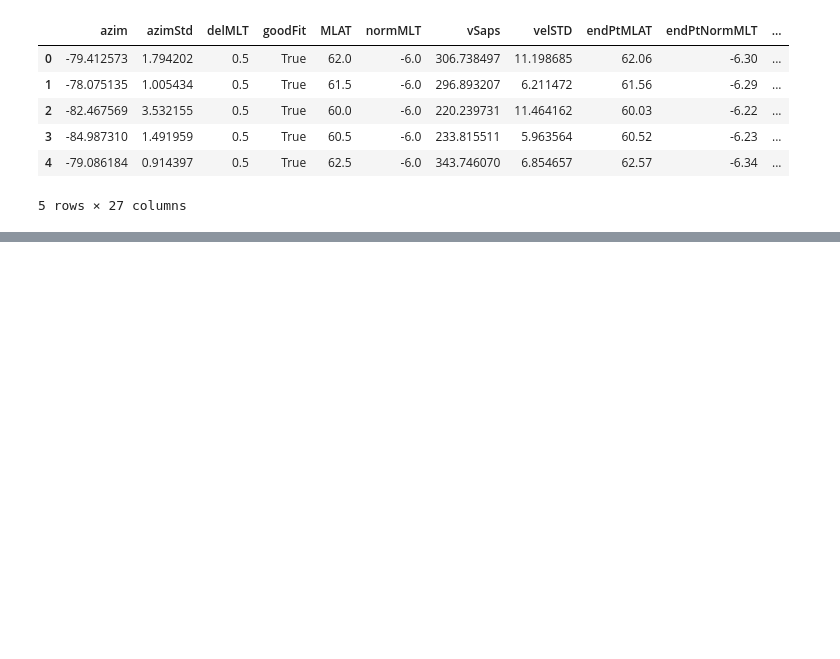
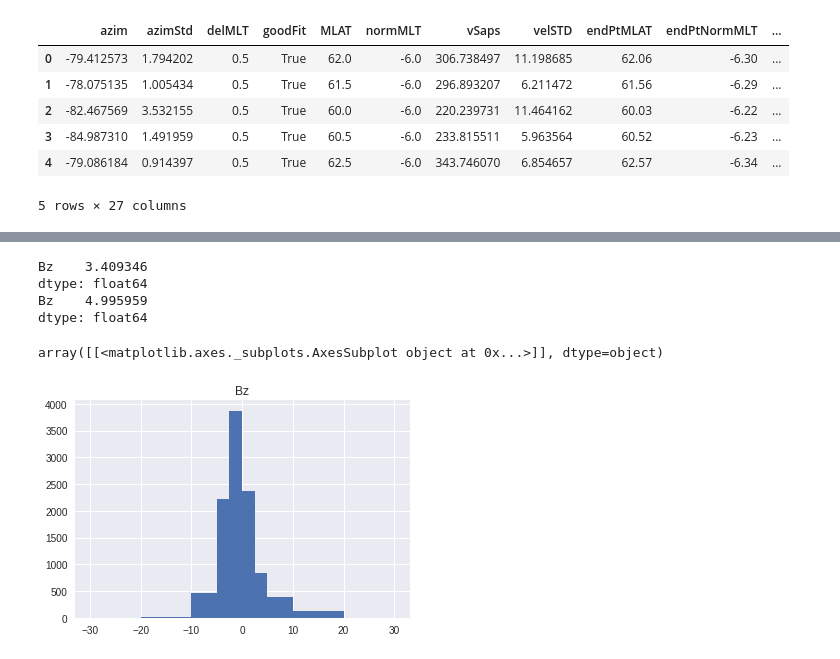
Before and after one commit to bharatreddy/indsvels, a Jupyter notebook: ipy/stats-lowvel.ipynb, the cells around one changed output, grey strips where cells are left out. Drawn from its saved outputs; the diff is of its cells as text; code cells hidden in the pictures; blank space fills up the shorter version.

```diff
--- a/ipy/stats-lowvel.ipynb
+++ b/ipy/stats-lowvel.ipynb
@@ -116,0 +117,22 @@ velsDataDF.head()
+# %%
+velsDataDF = velsDataDF.dropna()
+lowVelSAPS = velsDataDF[ (velsDataDF["vSaps"] <= 300.) &\
+                       (velsDataDF["normMLT"] >= -2.) &\
+                       (velsDataDF["AE"] <= 500.) ].reset_index(drop=True)
+highVelSAPS = velsDataDF[ (velsDataDF["vSaps"] >= 500.) &\
+                       (velsDataDF["normMLT"] <= 2.)&\
+                       (velsDataDF["AE"] >= 500.) ].reset_index(drop=True)
+# %%
+print lowVelSAPS[ ["Bz"] ].std()
+print highVelSAPS[ ["Bz"] ].std()
+# %% [output]
+Bz    3.409346
+dtype: float64
+Bz    4.995959
+dtype: float64
+# %%
+bins=[-30, -20, -10, -5, -2.5, 0, 2.5, 5, 10, 20, 30]
+lowVelSAPS[ ["Bz"] ].hist(bins=bins)
+# %% [output]
+array([[<matplotlib.axes._subplots.AxesSubplot object at 0x...>]], dtype=object)
+[figure, added]
```
Also changed, not shown: parts of 8 cells of this notebook.
